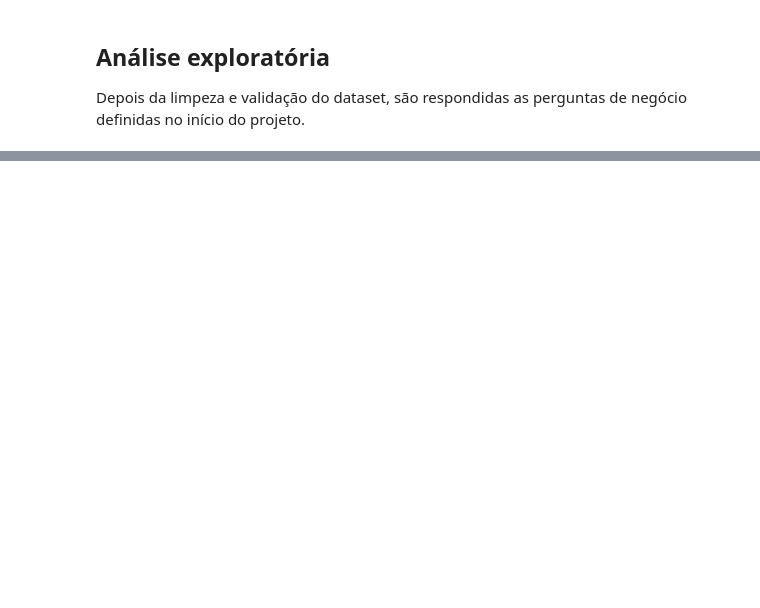
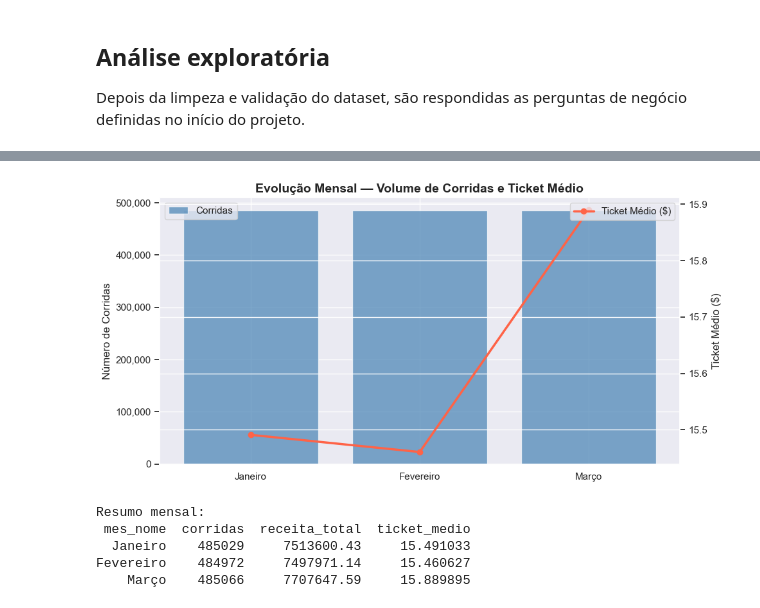
Before and after one commit to raquelpfm/nyc-taxi-analysis, a Jupyter notebook: notebooks/nyc_taxi.ipynb, the cells around one changed output, grey strips where cells are left out. Saved outputs shown, nothing was run; the diff lists cells and outputs as text; code cells hidden in the pictures; blank space fills up the shorter version.

```diff
--- a/notebooks/nyc_taxi.ipynb
+++ b/notebooks/nyc_taxi.ipynb
@@ -436,0 +559,40 @@ Dataset limpo carregado
+# %%
+# resumo mensal
+
+meses_map = {1: 'Janeiro', 2: 'Fevereiro', 3: 'Março'}
+
+corridas_mes = df.groupby('mes').agg(
+    corridas      = ('total_amount', 'count'),
+    receita_total = ('total_amount', 'sum'),
+    ticket_medio  = ('total_amount', 'mean')
+).reset_index()
+corridas_mes['mes_nome'] = corridas_mes['mes'].map(meses_map)
+
+fig, ax1 = plt.subplots(figsize=(10, 5))
+ax2 = ax1.twinx()
+
+ax1.bar(corridas_mes['mes_nome'], corridas_mes['corridas'],
+        color='steelblue', alpha=0.7, label='Corridas')
+ax2.plot(corridas_mes['mes_nome'], corridas_mes['ticket_medio'],
+         color='tomato', marker='o', linewidth=2.5, label='Ticket Médio ($)')
+
+ax1.set_title('Evolução Mensal — Volume de Corridas e Ticket Médio',
+              fontsize=14, fontweight='bold')
+ax1.set_ylabel('Número de Corridas')
+ax2.set_ylabel('Ticket Médio ($)')
+ax1.yaxis.set_major_formatter(mticker.FuncFormatter(lambda x, _: f'{x:,.0f}'))
+ax1.legend(loc='upper left')
+ax2.legend(loc='upper right')
+plt.tight_layout()
+plt.show()
+
+print("\nResumo mensal:")
+print(corridas_mes[['mes_nome','corridas','receita_total','ticket_medio']].to_string(index=False))
+# ticket médio: valor médio cobrado por corrida em cada mês
+# %% [output]
+[figure, added]
+Resumo mensal:
+ mes_nome  corridas  receita_total  ticket_medio
+  Janeiro    485029     7513600.43     15.491033
+Fevereiro    484972     7497971.14     15.460627
+    Março    485066     7707647.59     15.889895
```
Also changed, not shown: parts of 23 cells of this notebook, 1 other file.
